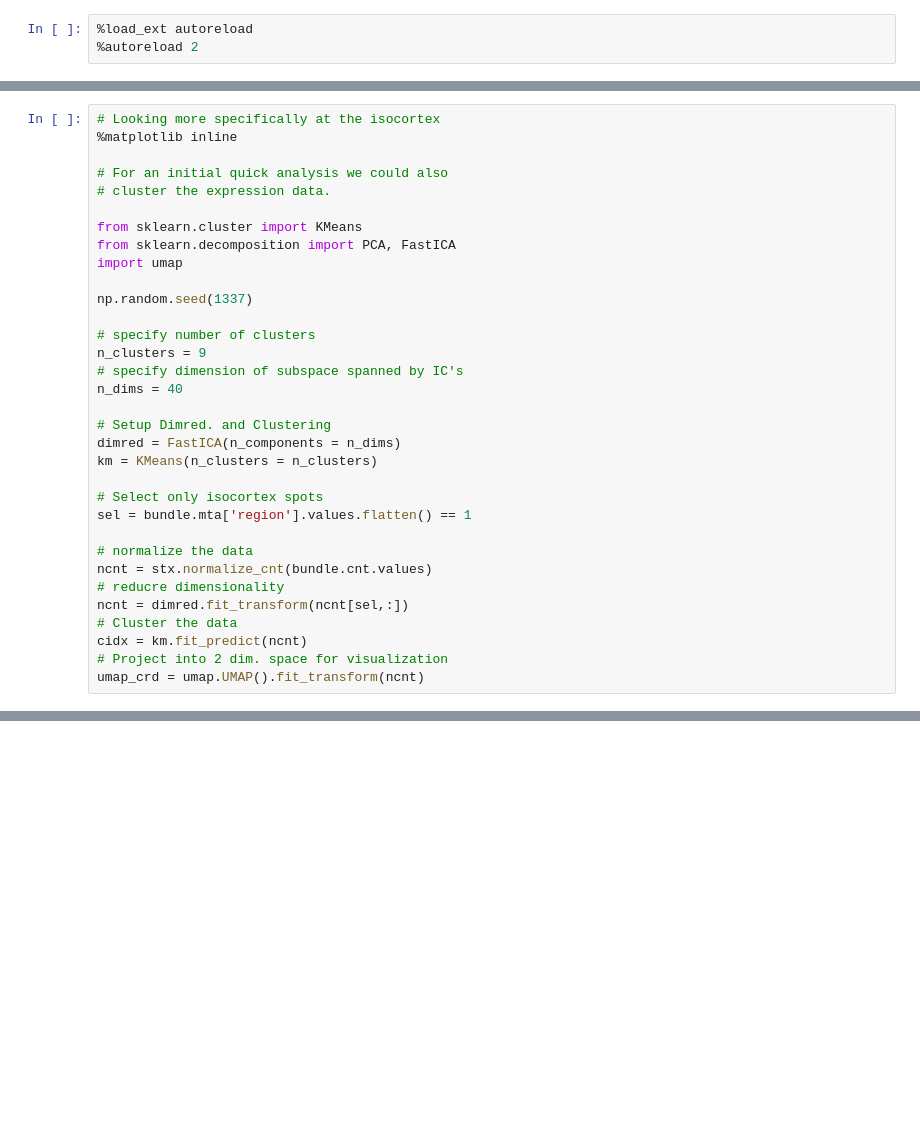
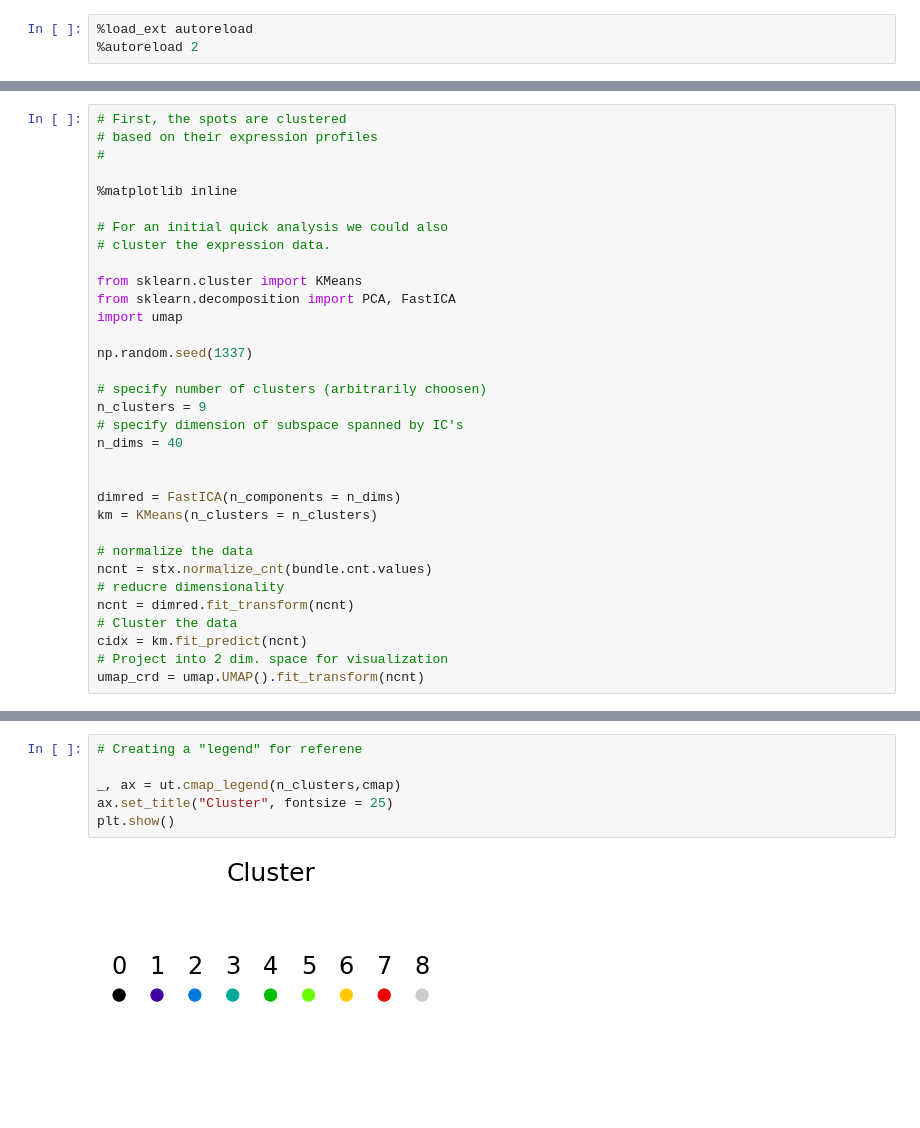
Before and after one commit to almaan/spacetx, a Jupyter notebook: examples/Example-2.ipynb, the cells around one changed output, grey strips where cells are left out. Cells and saved outputs as stored; diff of their text form; blank space fills up the shorter version.

```diff
--- a/examples/Example-2.ipynb
+++ b/examples/Example-2.ipynb
@@ -64,5 +77,8 @@ plt.show()
 # %%
-# Looking more specifically at the isocortex
+# First, the spots are clustered
+# based on their expression profiles
+#
+
 %matplotlib inline
 
 # For an initial quick analysis we could also
@@ -74,22 +90,19 @@ import umap
 
 np.random.seed(1337)
 
-# specify number of clusters
+# specify number of clusters (arbitrarily choosen)
 n_clusters = 9
 # specify dimension of subspace spanned by IC's
 n_dims = 40
 
-# Setup Dimred. and Clustering
+
 dimred = FastICA(n_components = n_dims)
 km = KMeans(n_clusters = n_clusters)
-
-# Select only isocortex spots
-sel = bundle.mta['region'].values.flatten() == 1
 
 # normalize the data
 ncnt = stx.normalize_cnt(bundle.cnt.values)
 # reducre dimensionality
-ncnt = dimred.fit_transform(ncnt[sel,:])
+ncnt = dimred.fit_transform(ncnt)
 # Cluster the data
 cidx = km.fit_predict(ncnt)
 # Project into 2 dim. space for visualization
@@ -156,0 +185,8 @@ for ii in range(4):
+# %%
+# Creating a "legend" for referene
+
+_, ax = ut.cmap_legend(n_clusters,cmap)
+ax.set_title("Cluster", fontsize = 25)
+plt.show()
+# %% [output]
+[figure, added]
```
Also changed, not shown: parts of 16 cells of this notebook, 4 other files.
